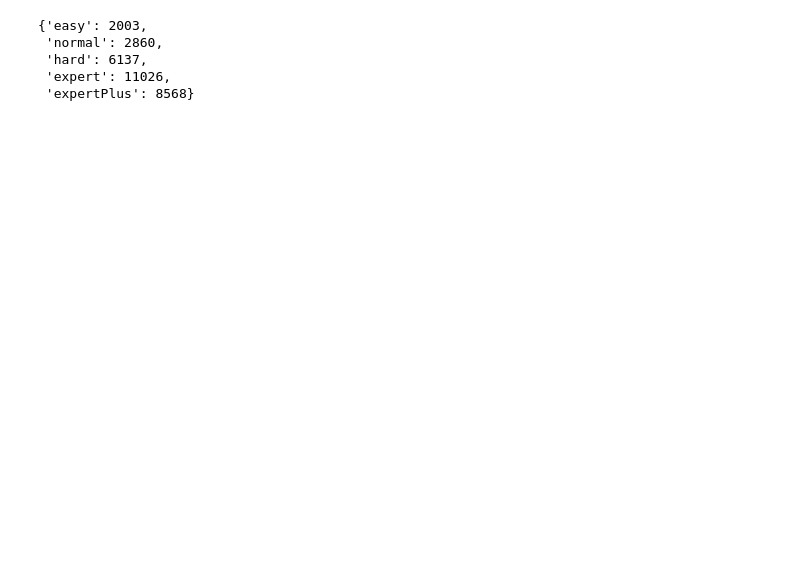
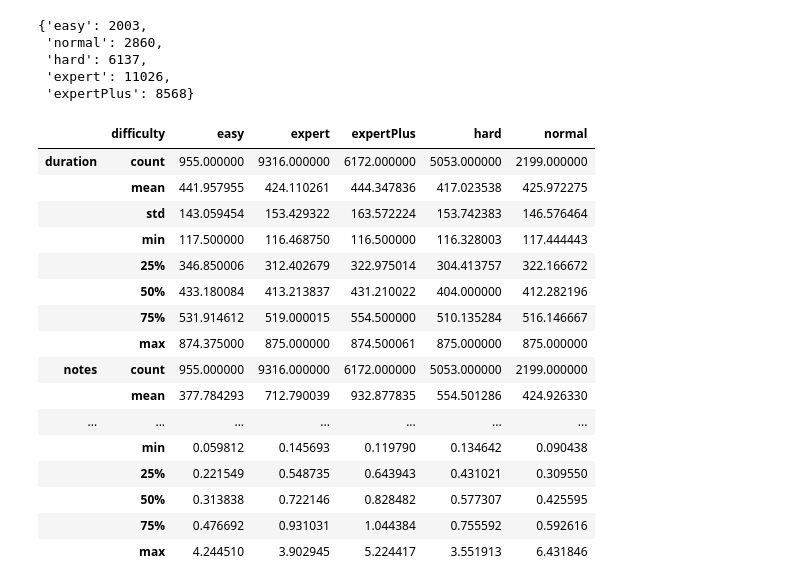
Before and after one commit to wvsharber/BeatMapSynthesizer, a Jupyter notebook: data_gathering_processing.ipynb, the cells around one changed output. Saved outputs shown, nothing was run; the diff lists cells and outputs as text; code cells hidden in the pictures; blank space fills up the shorter version.

Commit message:
add eda functions and analysis

```diff
--- a/data_gathering_processing.ipynb
+++ b/data_gathering_processing.ipynb
@@ -99,3 +89,64 @@ difficulty_dist(metadata_total)
  'hard': 6137,
  'expert': 11026,
  'expertPlus': 8568}
+# %%
+def get_features(metadata):
+    """This function gets the duration and number of notes from each record in metadata."""
+    features = []
+    for x in metadata:
+        if x['metadata']['characteristics'][0]['name'] == 'Standard':
+            for level, value in x['metadata']['characteristics'][0]['difficulties'].items():
+                if value != None:
+                    features.append({'id': x['_id'],
+                                     'difficulty': level,
+                                     'duration': value['duration'],
+                                     'notes': value['notes'],
+                                     'bpm': x['metadata']['bpm']})
+    return features
+# %%
+features = get_features(metadata_total)
+# %%
+def make_df_and_clean(features):
+    """Coerces the features dictionary into a pandas DataFrame. Removes 0 values and values outside of middle 90%
+    quantile of data from 'duration', 'notes', and 'bpm'.
+    """
+
+    #Coerce into dataframe, drop zeros, add columns for notes per second and notes per beat
+    df = pd.DataFrame(features)
+    df = df[(df['duration'] != 0) & (df['notes'] != 0) & (df['bpm'] != 0)]
+    df['notes_per_sec'] = df['notes']/df['duration']
+    df['notes_per_beat'] = df['notes_per_sec'] * 60 * (df['bpm'])**(-1)
+
+    #Drop rows that are outside of the middle 90% quantiles - there are some really unusual custom mappings that
+    #are not representative of normal play
+    df = df[(df['duration'] > df['duration'].quantile(0.05)) &
+       (df['duration'] < df['duration'].quantile(0.95)) &
+       (df['notes'] > df['notes'].quantile(0.05)) &
+       (df['notes'] < df['notes'].quantile(0.95)) &
+       (df['bpm'] > df['bpm'].quantile(0.05)) &
+       (df['bpm'] < df['bpm'].quantile(0.95))]
+
+    return df
+# %%
+df = make_df_and_clean(features)
+# %%
+#Show some summary statistics by difficulty level
+df.groupby('difficulty').describe().T
+# %% [output]
+|  | difficulty | easy | expert | expertPlus | hard | normal |
+| duration | count | 955.000000 | 9316.000000 | 6172.000000 | 5053.000000 | 2199.000000 |
+|  | mean | 441.957955 | 424.110261 | 444.347836 | 417.023538 | 425.972275 |
+|  | std | 143.059454 | 153.429322 | 163.572224 | 153.742383 | 146.576464 |
+|  | min | 117.500000 | 116.468750 | 116.500000 | 116.328003 | 117.444443 |
+|  | 25% | 346.850006 | 312.402679 | 322.975014 | 304.413757 | 322.166672 |
+|  | 50% | 433.180084 | 413.213837 | 431.210022 | 404.000000 | 412.282196 |
+|  | 75% | 531.914612 | 519.000015 | 554.500000 | 510.135284 | 516.146667 |
+|  | max | 874.375000 | 875.000000 | 874.500061 | 875.000000 | 875.000000 |
+| notes | count | 955.000000 | 9316.000000 | 6172.000000 | 5053.000000 | 2199.000000 |
+|  | mean | 377.784293 | 712.790039 | 932.877835 | 554.501286 | 424.926330 |
+| ... | ... | ... | ... | ... | ... | ... |
+|  | min | 0.059812 | 0.145693 | 0.119790 | 0.134642 | 0.090438 |
+|  | 25% | 0.221549 | 0.548735 | 0.643943 | 0.431021 | 0.309550 |
+|  | 50% | 0.313838 | 0.722146 | 0.828482 | 0.577307 | 0.425595 |
+|  | 75% | 0.476692 | 0.931031 | 1.044384 | 0.755592 | 0.592616 |
+|  | max | 4.244510 | 3.902945 | 5.224417 | 3.551913 | 6.431846 |
```
Also changed, not shown: parts of 20 cells of this notebook.
